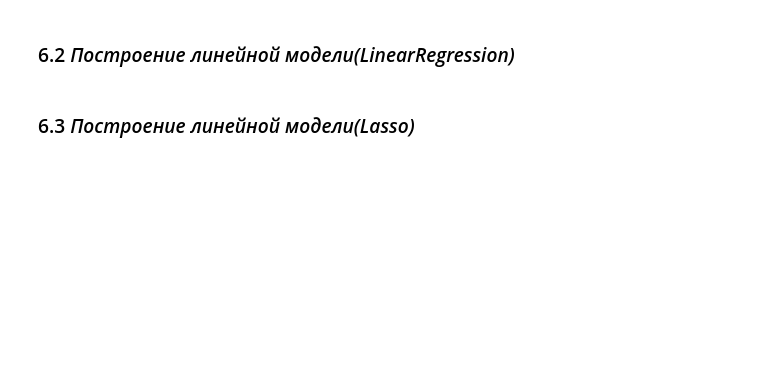
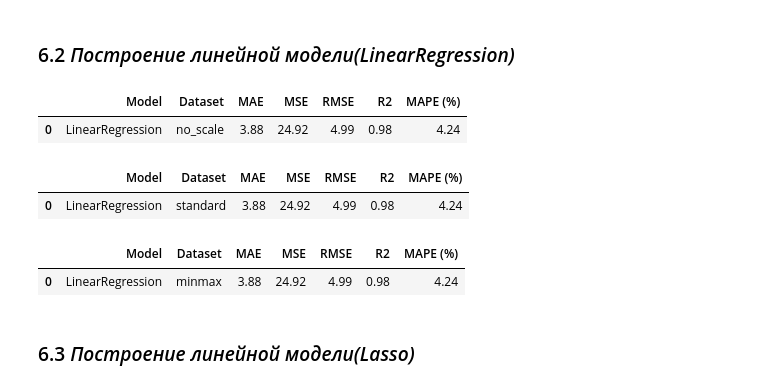
Before and after one commit to MEYakunin/Sprint10_Tortilla_Center, a Jupyter notebook: Sprint10_Tortilla_Center_Yakunin_Mikl.ipynb, the cells around one changed output. Saved outputs shown, nothing was run; the diff lists cells and outputs as text; code cells hidden in the pictures; blank space fills up the shorter version.

```diff
--- a/Sprint10_Tortilla_Center_Yakunin_Mikl.ipynb
+++ b/Sprint10_Tortilla_Center_Yakunin_Mikl.ipynb
@@ -493,15 +536,23 @@ print(result)
 # %%
 # Построение модели LinearRegression
 for scale_name, scaler in scalers.items():
     if scaler:
         lr_pipe = make_pipeline(scaler, LinearRegression())
     else:
         lr_pipe = LinearRegression()
 
     lr_pipe.fit(X_train, y_train)
     y_pred = lr_pipe.predict(X_val)
     result = get_metrics(y_val, y_pred, 'LinearRegression', scale_name)
+    display(result)
     all_results = pd.concat([all_results, result], ignore_index=True)
+# %% [output]
+|  | Model | Dataset | MAE | MSE | RMSE | R2 | MAPE (%) |
+| 0 | LinearRegression | no_scale | 3.88 | 24.92 | 4.99 | 0.98 | 4.24 |
+|  | Model | Dataset | MAE | MSE | RMSE | R2 | MAPE (%) |
+| 0 | LinearRegression | standard | 3.88 | 24.92 | 4.99 | 0.98 | 4.24 |
+|  | Model | Dataset | MAE | MSE | RMSE | R2 | MAPE (%) |
+| 0 | LinearRegression | minmax | 3.88 | 24.92 | 4.99 | 0.98 | 4.24 |
 # %% [markdown]
 ### 6.3 *Построение линейной модели(Lasso)*
 # %%
```
Also changed, not shown: parts of 42 cells of this notebook.
